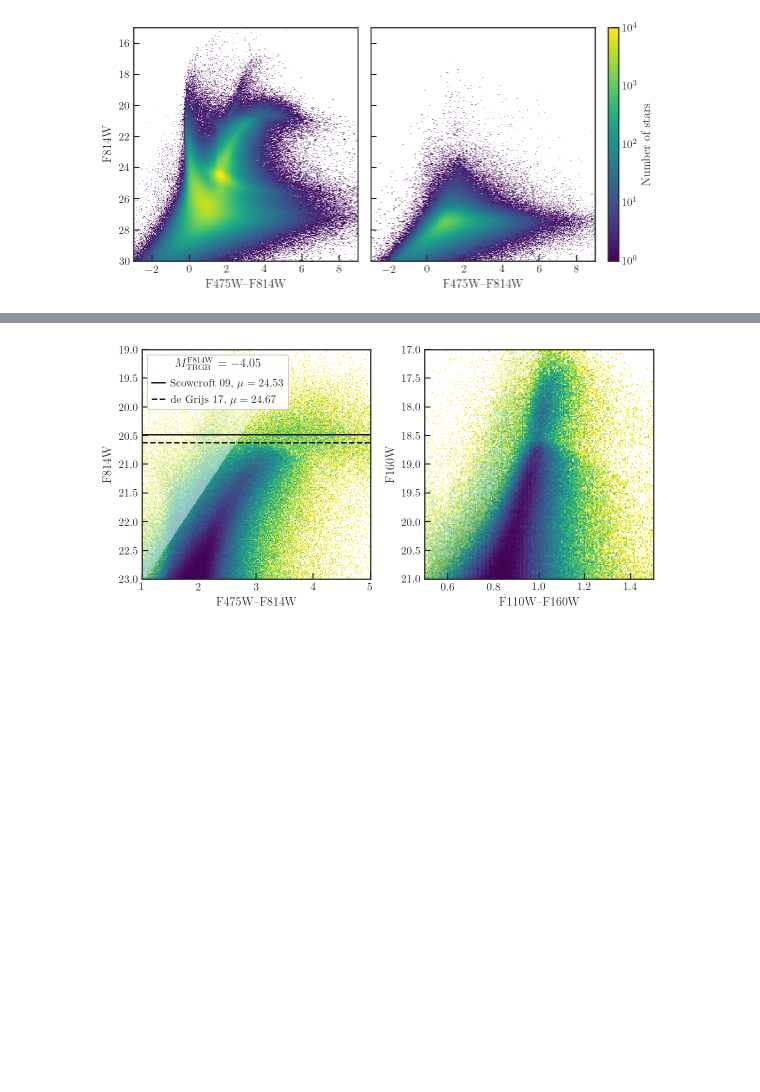
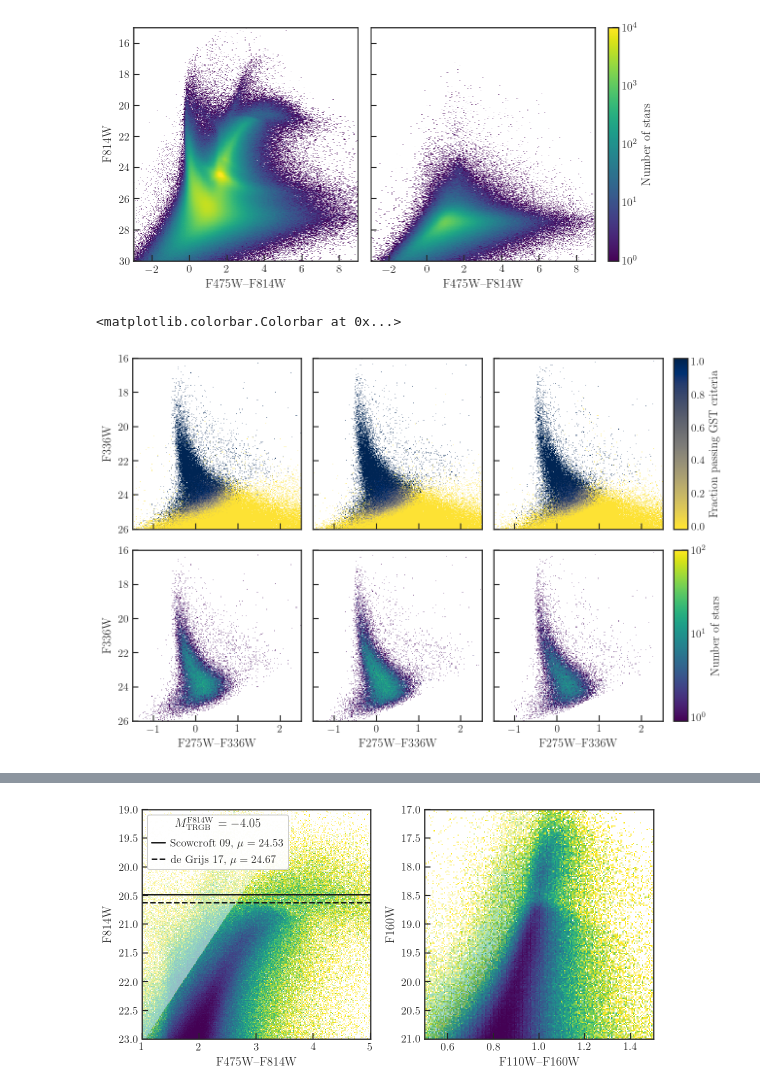
Before and after one commit to meredith-durbin/m33_survey_plots, a Jupyter notebook: CMD plots.ipynb, the cells around one changed output, grey strips where cells are left out. Cells and saved outputs as stored; diff of their text form; code cells hidden in the pictures; blank space fills up the shorter version.

```diff
--- a/CMD plots.ipynb
+++ b/CMD plots.ipynb
@@ -90,3 +101,35 @@ fig.colorbar(mpl.cm.ScalarMappable(norm=norm, cmap=cmap), cax=cax, label='Number
 fig.savefig('survey_paper_figures/F475W_F814W_full_cut_CMDs.pdf', dpi=420, bbox_inches='tight')
 # %% [output]
 [figure]
+# %%
+ds.plot('F275W_VEGA-F336W_VEGA', 'F336W_VEGA', figsize=(9, 6),
+        limits=[[-1.5, 2.5], [26, 16]], shape=300, colorbar=False,
+        f=[None, 'log10'], colormap=['cividis_r', 'viridis'],
+        vmin=[-0.02, np.log10(0.9)], vmax=[1.02, np.log10(1e2)],
+        what=['mean(F275W_GST_FLAG*F336W_GST_FLAG)',
+              'sum(F275W_GST_FLAG*F336W_GST_FLAG)'],
+        selection=['(DENSITY < 0.1)',
+                   '(DENSITY > 0.35) & (DENSITY < 0.5)',
+                   '(DENSITY > 0.6)'],
+        visual=dict(row='what', column='selection'),
+        xlabel='F275W--F336W', ylabel='F336W')
+
+fig = plt.gcf()
+axes = fig.get_axes()
+
+for ax in axes[1:3] + axes[4:]:
+    ax.set_ylabel(None)
+    ax.set_yticklabels([])
+for ax in axes[:-3]:
+    ax.set_xlabel(None)
+    ax.set_xticklabels([])
+
+fig.tight_layout(w_pad=1, h_pad=1)
+
+add_colorbar(fig, axes[2], cmap='cividis_r', vmin=-0.02, vmax=1.02,
+             norm='Normalize', label='Fraction passing GST criteria')
+add_colorbar(fig, axes[-1], cmap='viridis', vmin=0.9, vmax=1e2,
+             norm='LogNorm', label='Number of stars')
+# %% [output]
+<matplotlib.colorbar.Colorbar at 0x...>
+[figure, added]
```
Also changed, not shown: parts of 17 cells of this notebook, 9 other files.
